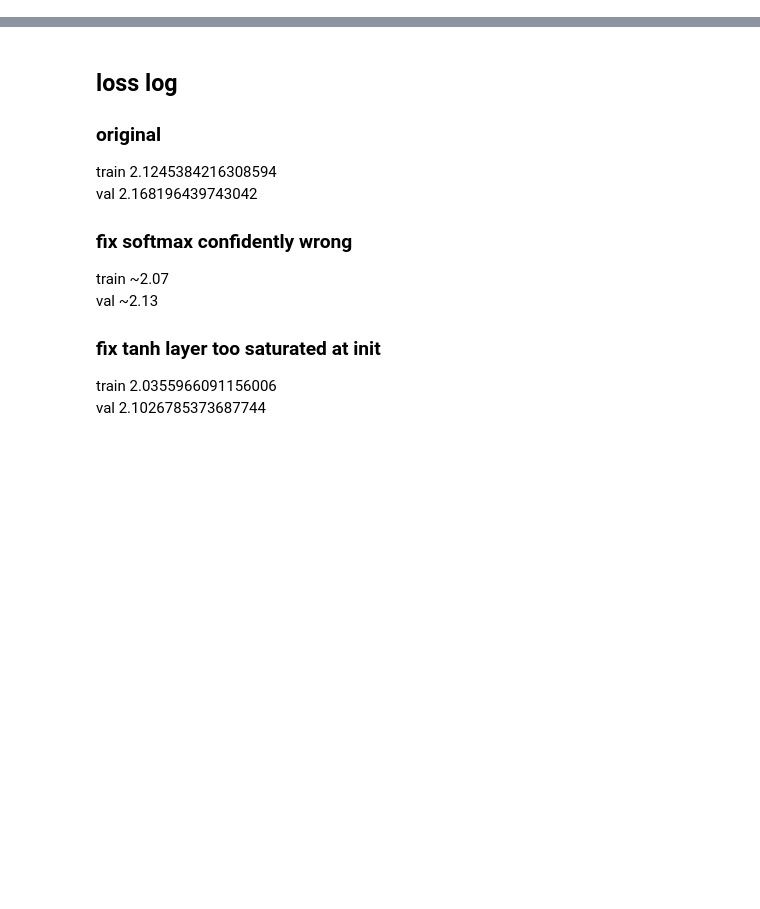
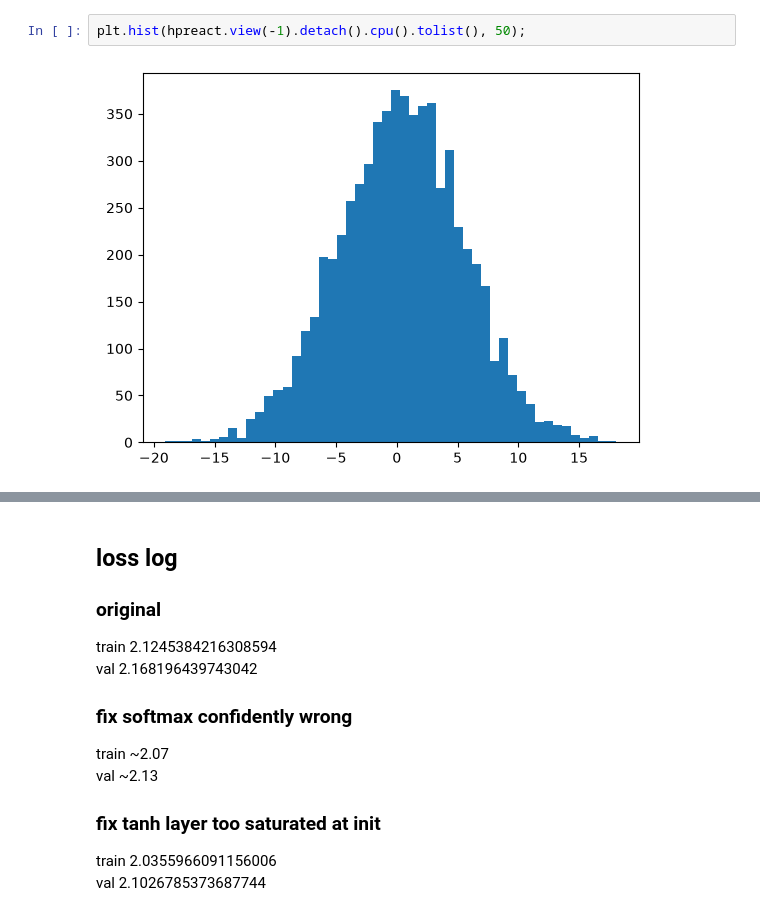
Before and after one commit to DLinC3/nn-zero-to-hero, a Jupyter notebook: book/04-makemore-batchnorm/makemore_part3_bn.ipynb, the cells around one changed output, grey strips where cells are left out. Drawn from its saved outputs; the diff is of its cells as text; blank space fills up the shorter version.

```diff
--- a/book/04-makemore-batchnorm/makemore_part3_bn.ipynb
+++ b/book/04-makemore-batchnorm/makemore_part3_bn.ipynb
@@ -1124,0 +375,4 @@ sample_deep(C_deep, layers_deep)
+# %%
+plt.hist(hpreact.view(-1).detach().cpu().tolist(), 50);
+# %% [output]
+[figure, added]
```
Also changed, not shown: parts of 106 cells of this notebook.
